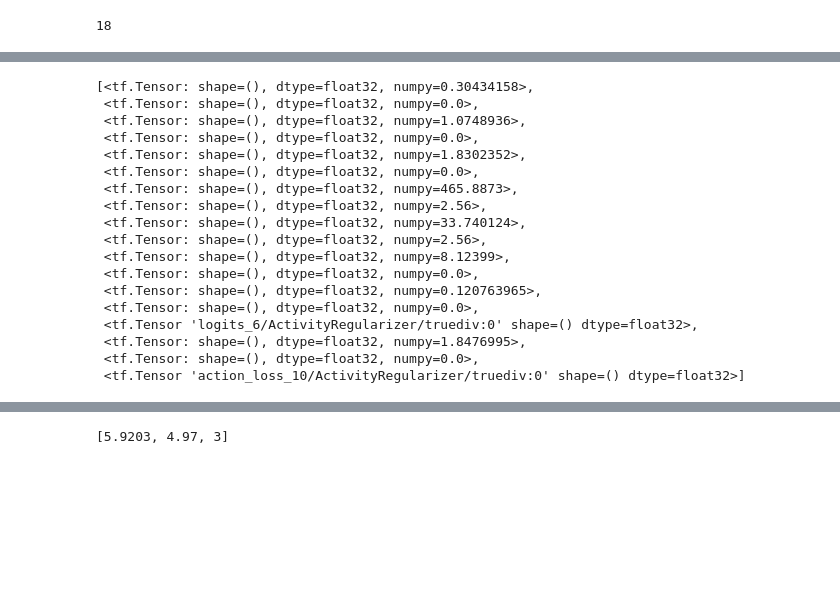
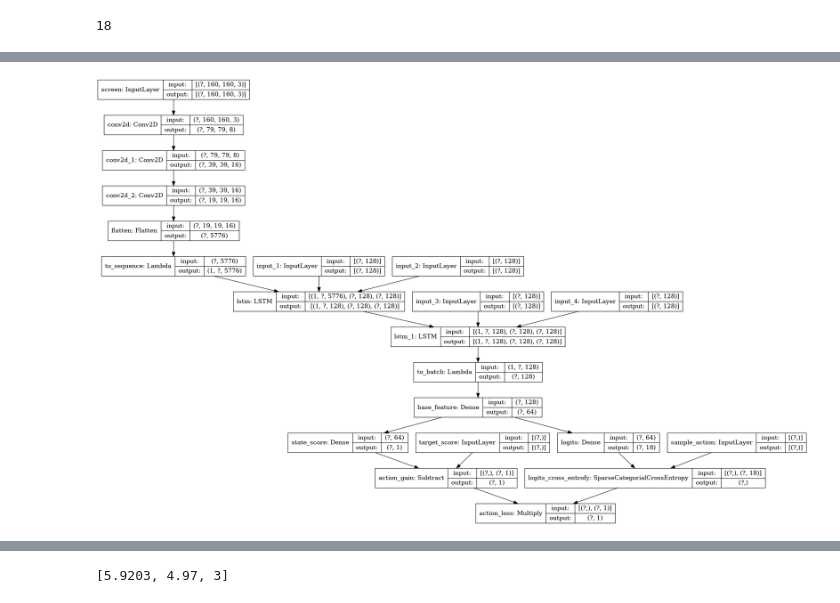
Before and after one commit to zhanglix/atari_games, a Jupyter notebook: gym.ipynb, the cells around one changed output, grey strips where cells are left out. Drawn from its saved outputs; the diff is of its cells as text; code cells hidden in the pictures; blank space fills up the shorter version.

```diff
--- a/gym.ipynb
+++ b/gym.ipynb
@@ -170,8 +168,7 @@ class SparseCategorialCrossEntropy(tf.keras.layers.Layer):
     def call(self, inputs):
         return tf.keras.losses.sparse_categorical_crossentropy(inputs[0], inputs[1], from_logits=True)
 # %%
-
-def get_train_model(a3c_model):
+def get_train_model_from(a3c_model):
     target_score = tf.keras.Input(shape=tuple(), name="target_score")
     sample_action = tf.keras.Input(shape=tuple(), dtype=tf.int32, name="sample_action")
     state_score = a3c_model.get_layer(name="state_score").output
@@ -209,21 +187,0 @@ ________________________________________________________________________________
-# %%
-tm.losses
-# %% [output]
-[<tf.Tensor: shape=(), dtype=float32, numpy=0.30434158>,
- <tf.Tensor: shape=(), dtype=float32, numpy=0.0>,
- <tf.Tensor: shape=(), dtype=float32, numpy=1.0748936>,
- <tf.Tensor: shape=(), dtype=float32, numpy=0.0>,
- <tf.Tensor: shape=(), dtype=float32, numpy=1.8302352>,
- <tf.Tensor: shape=(), dtype=float32, numpy=0.0>,
- <tf.Tensor: shape=(), dtype=float32, numpy=465.8873>,
- <tf.Tensor: shape=(), dtype=float32, numpy=2.56>,
- <tf.Tensor: shape=(), dtype=float32, numpy=33.740124>,
- <tf.Tensor: shape=(), dtype=float32, numpy=2.56>,
- <tf.Tensor: shape=(), dtype=float32, numpy=8.12399>,
- <tf.Tensor: shape=(), dtype=float32, numpy=0.0>,
- <tf.Tensor: shape=(), dtype=float32, numpy=0.120763965>,
- <tf.Tensor: shape=(), dtype=float32, numpy=0.0>,
- <tf.Tensor 'logits_6/ActivityRegularizer/truediv:0' shape=() dtype=float32>,
- <tf.Tensor: shape=(), dtype=float32, numpy=1.8476995>,
- <tf.Tensor: shape=(), dtype=float32, numpy=0.0>,
- <tf.Tensor 'action_loss_10/ActivityRegularizer/truediv:0' shape=() dtype=float32>]
@@ -231,0 +188,4 @@ train_model.compile(optimizer='rmsprop', loss=['mse', None])
+# %%
+tf.keras.utils.plot_model(train_model, show_shapes=True)
+# %% [output]
+[figure, added]
```
Also changed, not shown: parts of 18 cells of this notebook.
